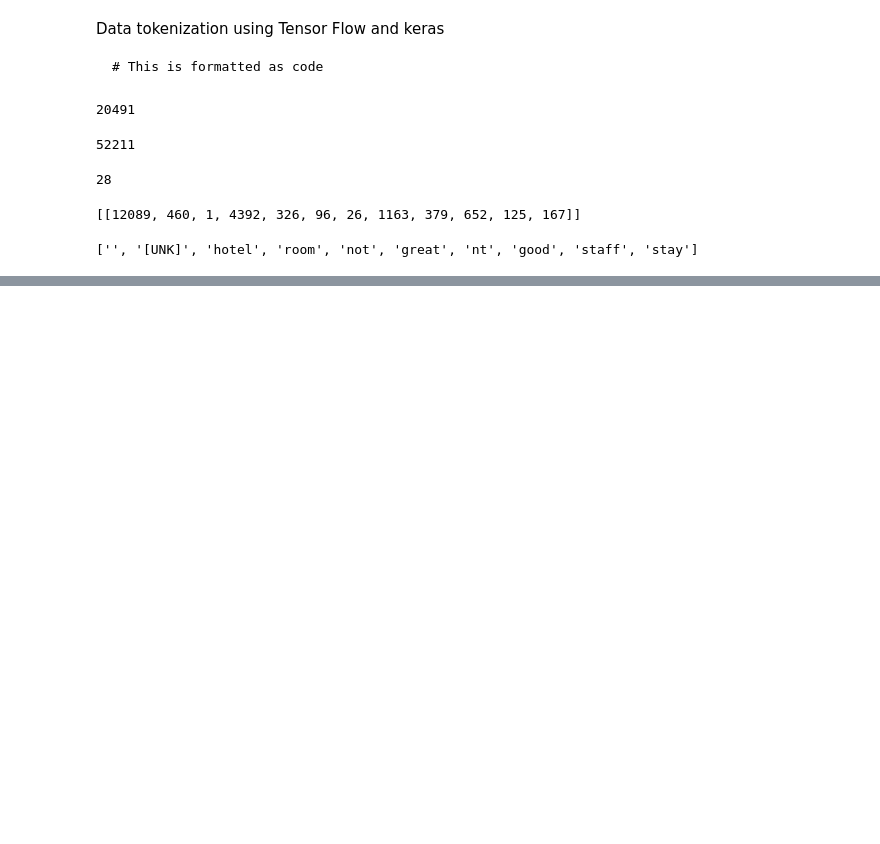
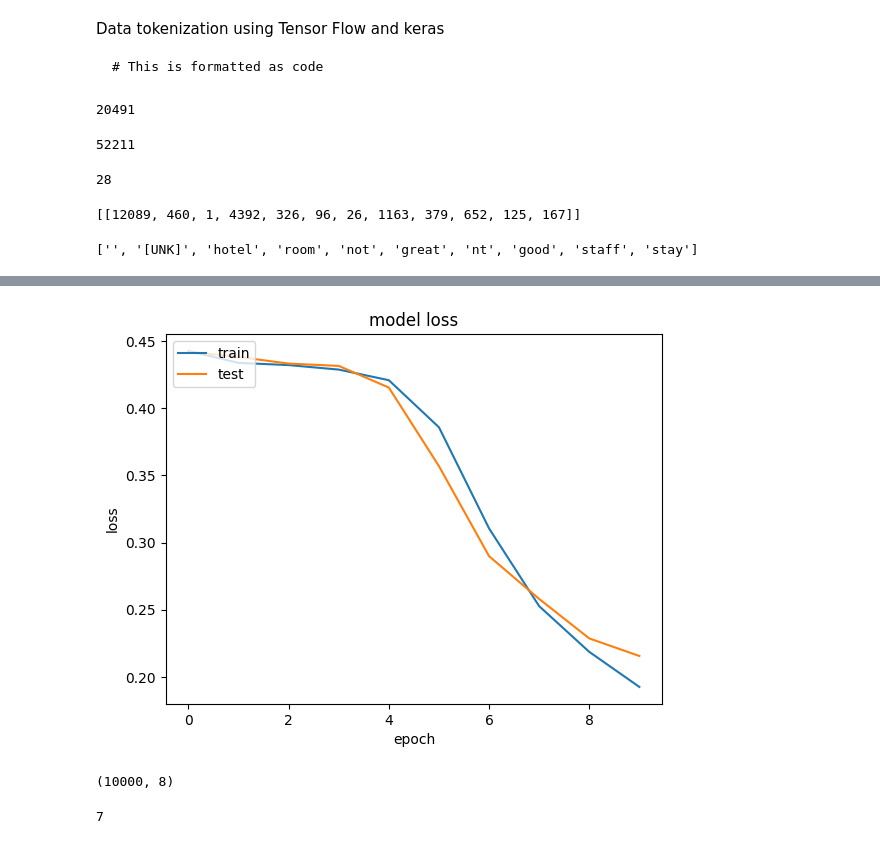
Before and after one commit to Khushbu1985/GenerativeAI, a Jupyter notebook: Embeddings_Sentiments.ipynb, the cells around one changed output, grey strips where cells are left out. Cells and saved outputs as stored; diff of their text form; code cells hidden in the pictures; blank space fills up the shorter version.

```diff
--- a/Embeddings_Sentiments.ipynb
+++ b/Embeddings_Sentiments.ipynb
@@ -86,0 +238,4 @@ vectorize_layer.get_vocabulary()[0:10]
+# %%
+plot_loss( emb_history.history )
+# %% [output]
+[figure, added]
@@ -86,0 +246,4 @@ vectorize_layer.get_vocabulary()[0:10]
+# %%
+weights_embedding.shape
+# %% [output]
+(10000, 8)
@@ -86,0 +252,4 @@ vectorize_layer.get_vocabulary()[0:10]
+# %%
+vocab_list.index('good')
+# %% [output]
+7
```
Also changed, not shown: parts of 19 cells of this notebook.
